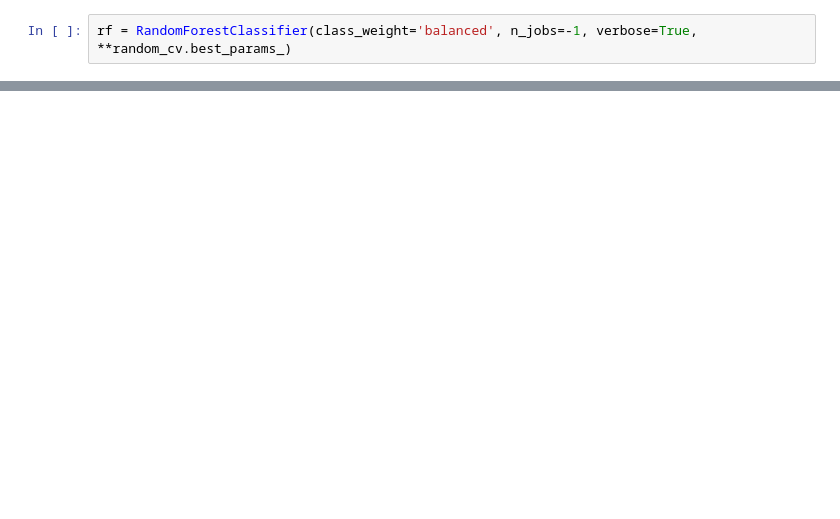
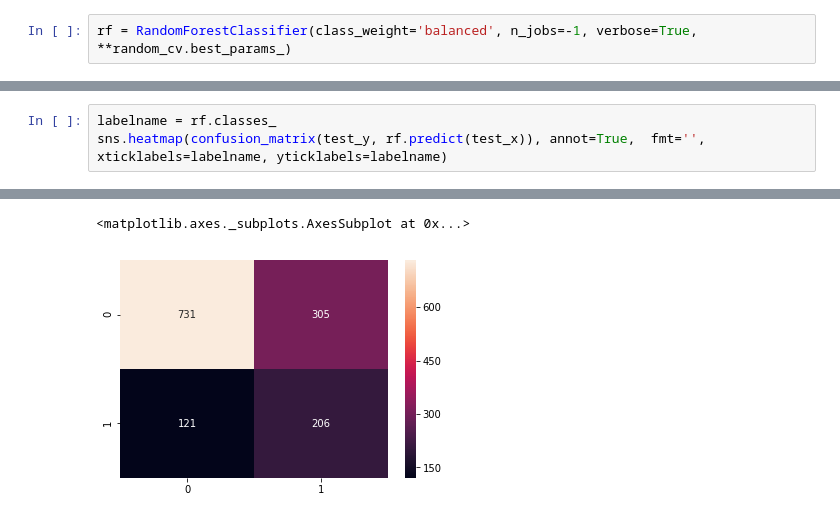
Before and after one commit to jibinmathew69/Nhanes, a Jupyter notebook: Nhanes3.ipynb, the cells around one changed output, grey strips where cells are left out. Drawn from its saved outputs; the diff is of its cells as text; blank space fills up the shorter version.

```diff
--- a/Nhanes3.ipynb
+++ b/Nhanes3.ipynb
@@ -667,0 +703,4 @@ plt.show()
+# %%
+labelname = rf.classes_
+sns.heatmap(confusion_matrix(test_y, rf.predict(test_x)), annot=True,  fmt='', xticklabels=labelname, yticklabels=labelname)
+# %% [output]
@@ -667,0 +713,2 @@ plt.show()
+<matplotlib.axes._subplots.AxesSubplot at 0x...>
+[figure, added]
```
Also changed, not shown: parts of 34 cells of this notebook.
